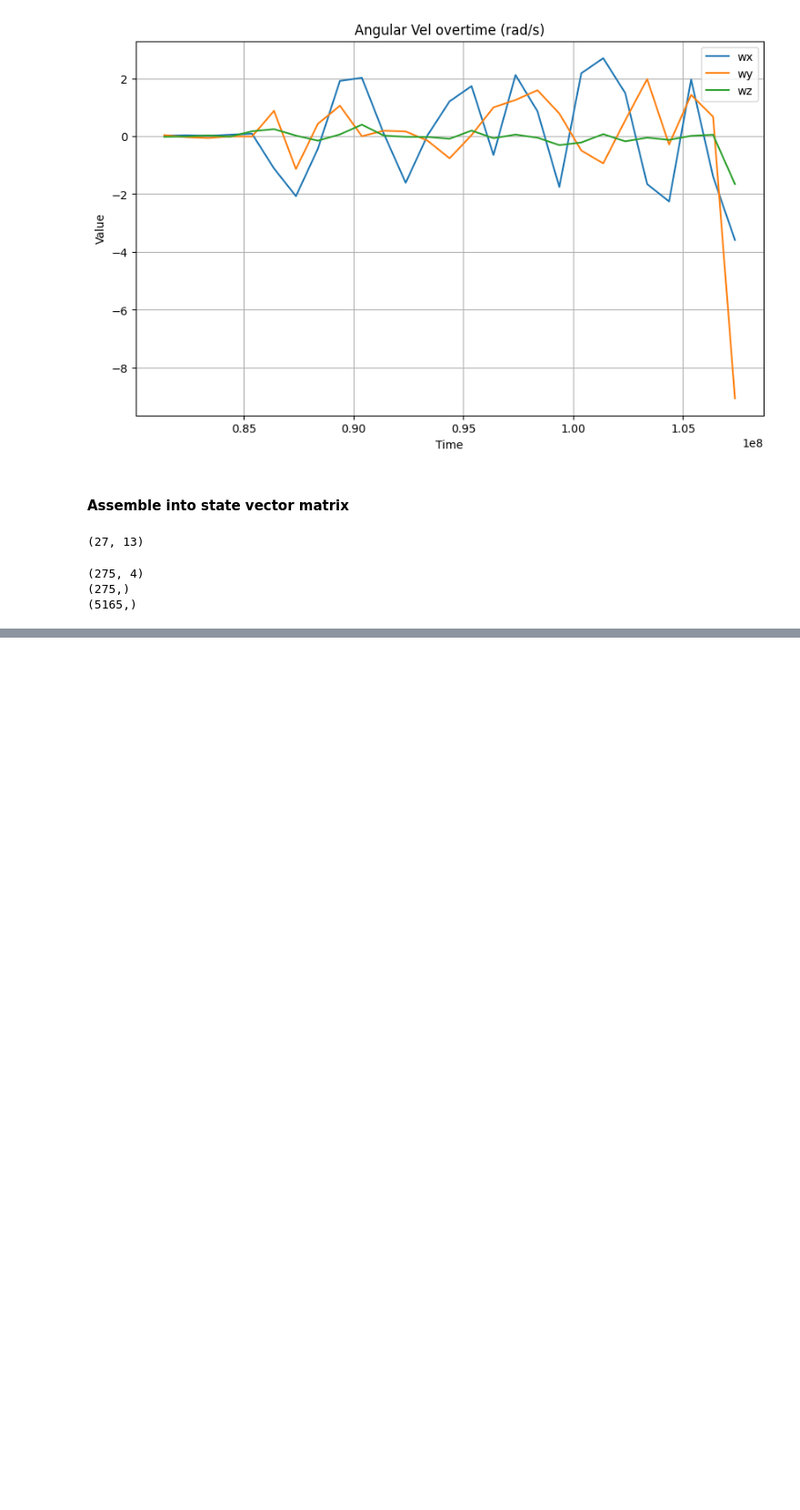
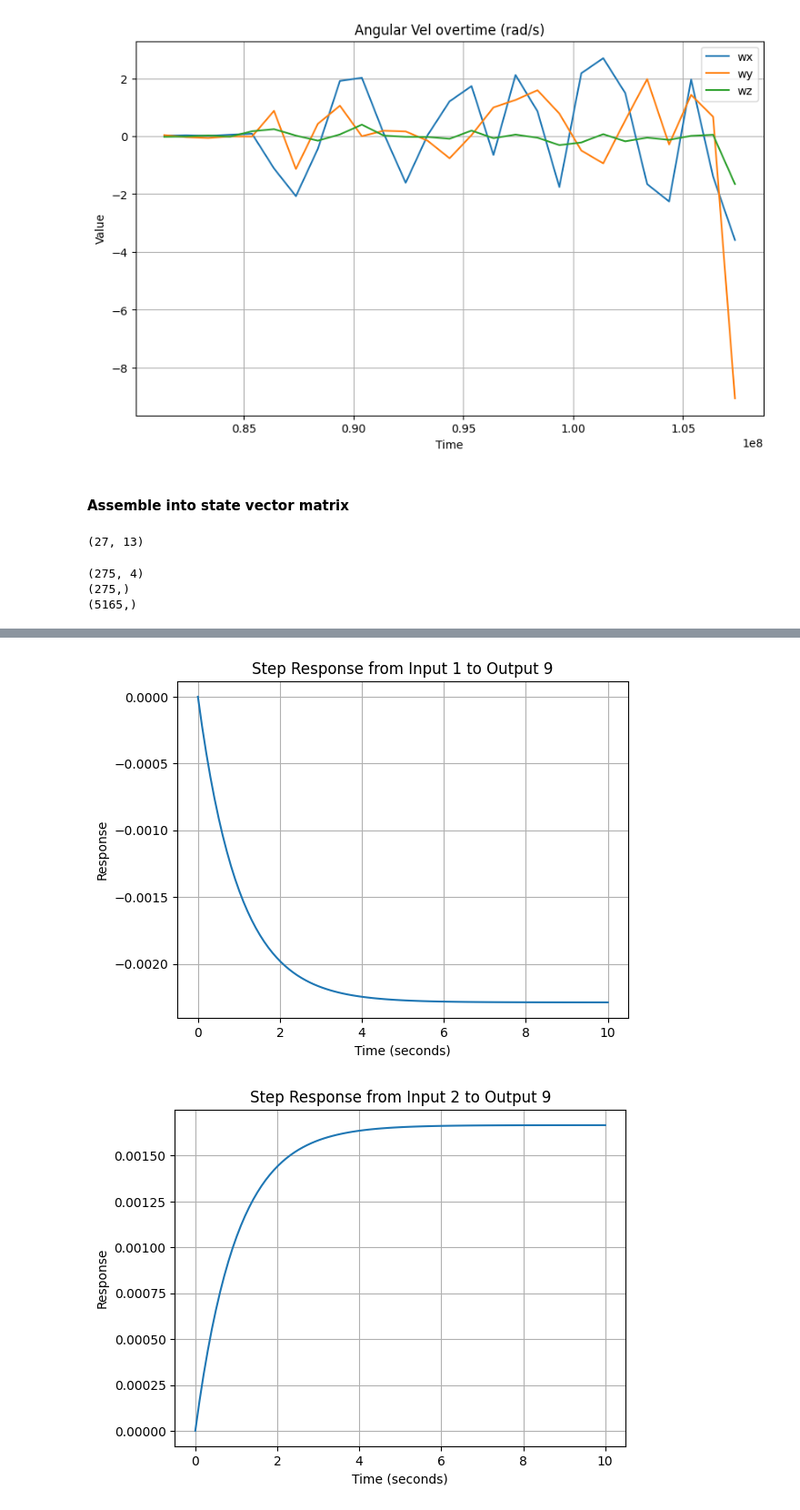
Before and after one commit to Vince-C156/Control-Fundementals, a Jupyter notebook: Analysis/Flight_Logs.ipynb, the cells around one changed output, grey strips where cells are left out. Shown at 91% size. Saved outputs shown, nothing was run; the diff lists cells and outputs as text; code cells hidden in the pictures; blank space fills up the shorter version.

```diff
--- a/Analysis/Flight_Logs.ipynb
+++ b/Analysis/Flight_Logs.ipynb
@@ -235,4 +235,15 @@ print(imu_time.values.shape)
 (275,)
 (5165,)
 # %%
-print(dshot_motor_u.shape)
+def intersecting_indicies(arr1, arr2):
+    respective_indicies = []
+    for idx, time_step in enumerate(arr1):
+        tol = 50500
+        for state_step in arr2:
+            if abs(time_step - state_step) <= tol:
+                respective_indicies.append(idx)
+    return np.array(respective_indicies)
+
+overlapping_actuation_time = intersecting_indicies(dshot_motor_time.values, time0)
+
+downsampled_dshot_u = dshot_motor_u[overlapping_actuation_time]
@@ -240,0 +340,31 @@ print(dshot_motor_u.shape)
+# %%
+
+import matplotlib.pyplot as plt
+
+# Function to plot step responses for a MIMO system
+def plot_mimo_step_response(mimo_tf, n, m):
+    time_span = np.linspace(0, 10, 100)  # Define time span for step response
+
+    # Iterate through each input-output pair
+    for i in range(8, 11):  # n outputs
+        for j in range(m):  # m inputs
+            # Extract the SISO transfer function for the current input-output pair
+            siso_tf = control.minreal(mimo_tf[i, j], verbose=False)
+
+            # Compute the step response for this SISO transfer function
+            t, yout = control.step_response(siso_tf, T=time_span)
+
+            # Plot
+            plt.figure()
+            plt.plot(t, yout)
+            plt.title(f'Step Response from Input {j+1} to Output {i+1}')
+            plt.xlabel('Time (seconds)')
+            plt.ylabel('Response')
+            plt.grid(True)
+            plt.show()
+
+# Call the function with your MIMO transfer function, number of outputs (n), and inputs (m)
+plot_mimo_step_response(mimo_tf, n, m)
+# %% [output]
+[figure, added]
+[figure, added]
```
Also changed, not shown: parts of 8 cells of this notebook.
